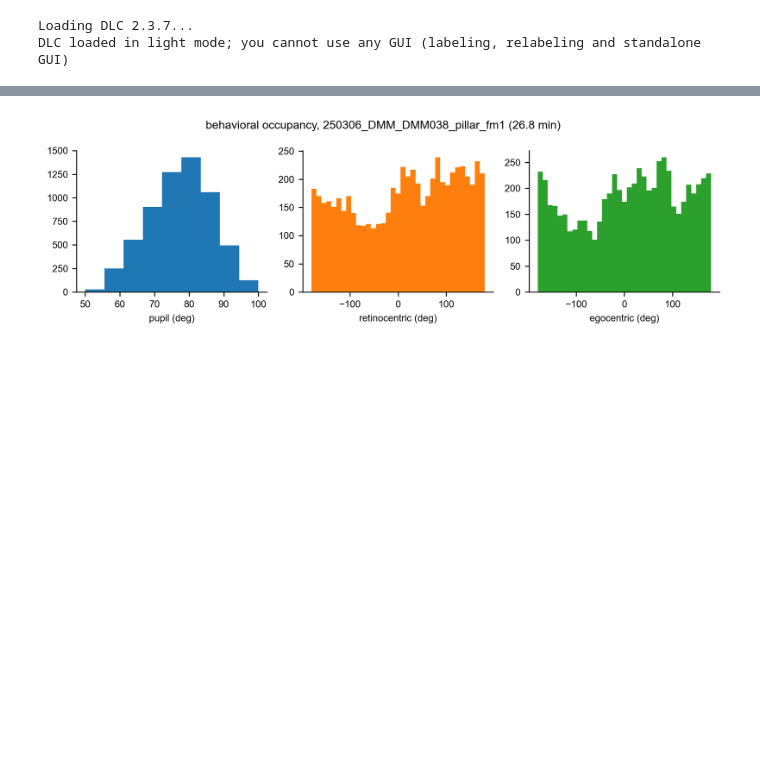
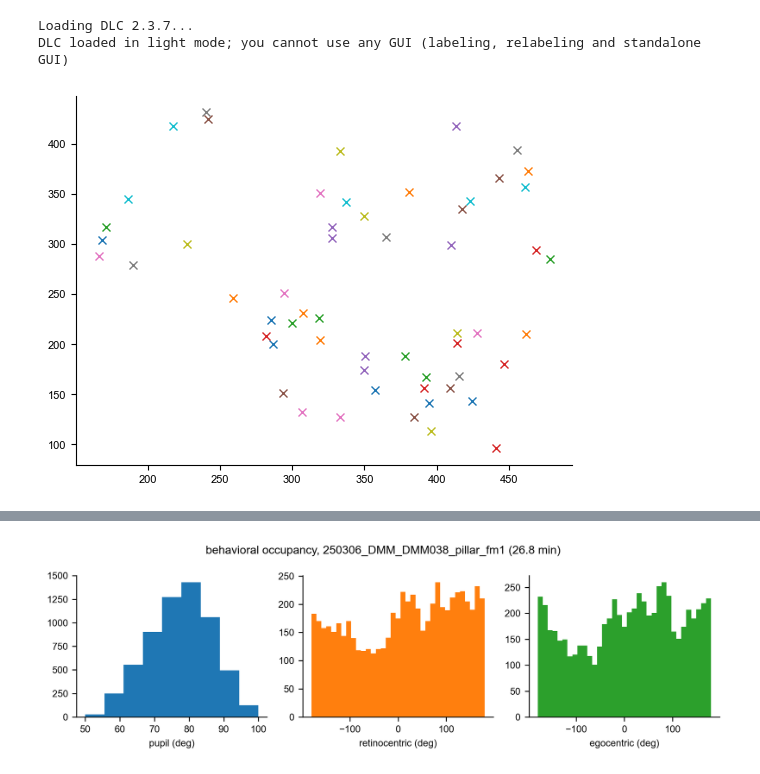
Before and after one commit to nielllab/freely-moving-2P, a Jupyter notebook: notebooks/model_fit_v1_figs.ipynb, the cells around one changed output, grey strips where cells are left out. Saved outputs shown, nothing was run; the diff lists cells and outputs as text; code cells hidden in the pictures; blank space fills up the shorter version.

```diff
--- a/notebooks/model_fit_v1_figs.ipynb
+++ b/notebooks/model_fit_v1_figs.ipynb
@@ -7,3 +7,14 @@ import fm2p
 # %% [output]
 Loading DLC 2.3.7...
 DLC loaded in light mode; you cannot use any GUI (labeling, relabeling and standalone GUI)
+# %%
+ops = np.load(r'K:\Mini2P\250306_DMM_DMM038_pillar\fm1\suite2p\plane0\ops.npy', allow_pickle=True)
+stat = np.load(r'K:\Mini2P\250306_DMM_DMM038_pillar\fm1\suite2p\plane0\stat.npy', allow_pickle=True)
+iscell = np.load(r'K:\Mini2P\250306_DMM_DMM038_pillar\fm1\suite2p\plane0\iscell.npy')
+# %%
+usecells = iscell[:,0]==1
+# %%
+for cell in stat[usecells]:
+    plt.plot(np.mean(cell['xpix']), np.mean(cell['ypix']), 'x')
+# %% [output]
+[figure, added]
```
Also changed, not shown: parts of 14 cells of this notebook, 7 other files.
